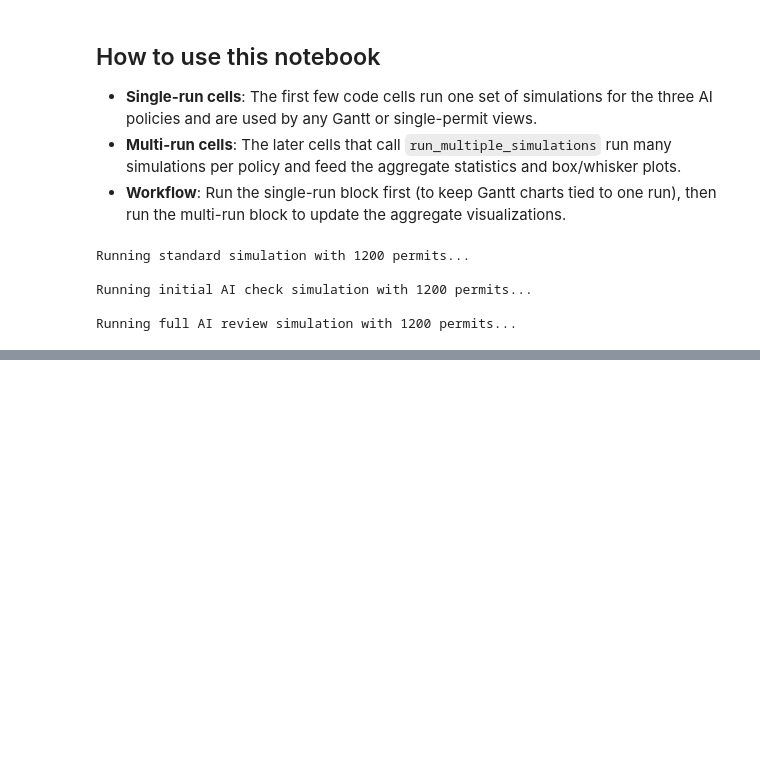
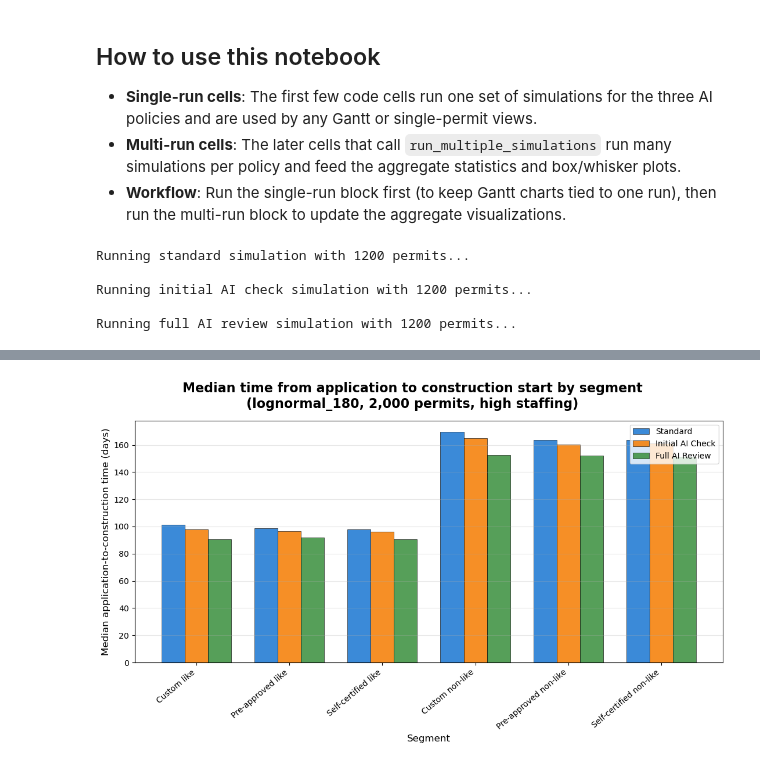
Before and after one commit to MIT-HSCL/permitting-model, a Jupyter notebook: run_simulation_with_ai.ipynb, the cells around one changed output, grey strips where cells are left out. Saved outputs shown, nothing was run; the diff lists cells and outputs as text; code cells hidden in the pictures; blank space fills up the shorter version.

```diff
--- a/run_simulation_with_ai.ipynb
+++ b/run_simulation_with_ai.ipynb
@@ -376,0 +523,61 @@ else:
+# %%
+# Plot one selected panel at a time
+SELECTED_PERMITS = 2000           # choose: 2000 or 6500
+SELECTED_STAFFING = "high"         # choose: "low", "medium", "high"
+
+if SELECTED_PERMITS not in PERMIT_COUNTS:
+    raise ValueError(f"SELECTED_PERMITS must be one of {PERMIT_COUNTS}")
+if SELECTED_STAFFING not in STAFFING_ORDER:
+    raise ValueError(f"SELECTED_STAFFING must be one of {STAFFING_ORDER}")
+
+x = np.arange(len(segment_order))
+width = 0.25
+
+fig, ax = plt.subplots(1, 1, figsize=(11, 6.5))
+fig.suptitle(
+    f"Median time from application to construction start by segment\n"
+    f"(lognormal_180, {SELECTED_PERMITS:,} permits, {SELECTED_STAFFING} staffing)",
+    fontsize=16,
+    fontweight="bold",
+    y=0.98,
+)
+
+for i, (ai_label, _) in enumerate(AI_SCENARIOS):
+    scenario_name = f"permits={SELECTED_PERMITS}|staffing={SELECTED_STAFFING}|ai={ai_label}"
+    permits = permits_by_scenario.get(scenario_name, [])
+
+    values = []
+    for seg in segment_order:
+        times = [
+            p.ready_for_construction - p.planning_request
+            for p in permits
+            if p.segment == seg
+            and p.ready_for_construction is not None
+            and p.planning_request is not None
+        ]
+        values.append(float(np.median(times)) if times else np.nan)
+
+    clean_values = [v if not np.isnan(v) else 0.0 for v in values]
+    offset = width * (i - 1)
+    ax.bar(
+        x + offset,
+        clean_values,
+        width,
+        label=ai_label,
+        color=colors[ai_label],
+        alpha=0.85,
+        edgecolor="black",
+        linewidth=0.5,
+    )
+
+ax.set_ylabel("Median application-to-construction time (days)", fontsize=12)
+ax.set_xlabel("Segment", fontsize=12)
+ax.set_xticks(x)
+ax.set_xticklabels(segment_labels, rotation=40, ha="right", fontsize=10)
+ax.grid(axis="y", alpha=0.3)
+ax.legend(loc="upper right", fontsize=10)
+
+plt.tight_layout()
+plt.show()
+# %% [output]
+[figure, added]
```
Also changed, not shown: parts of 9 cells of this notebook, 13 other files.
